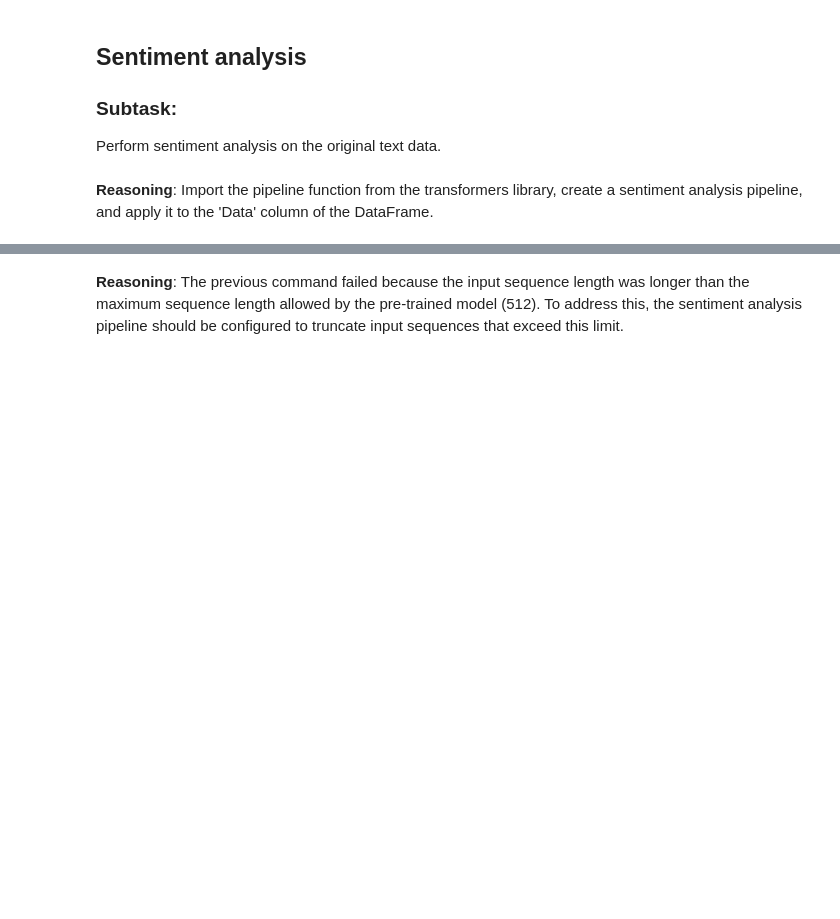
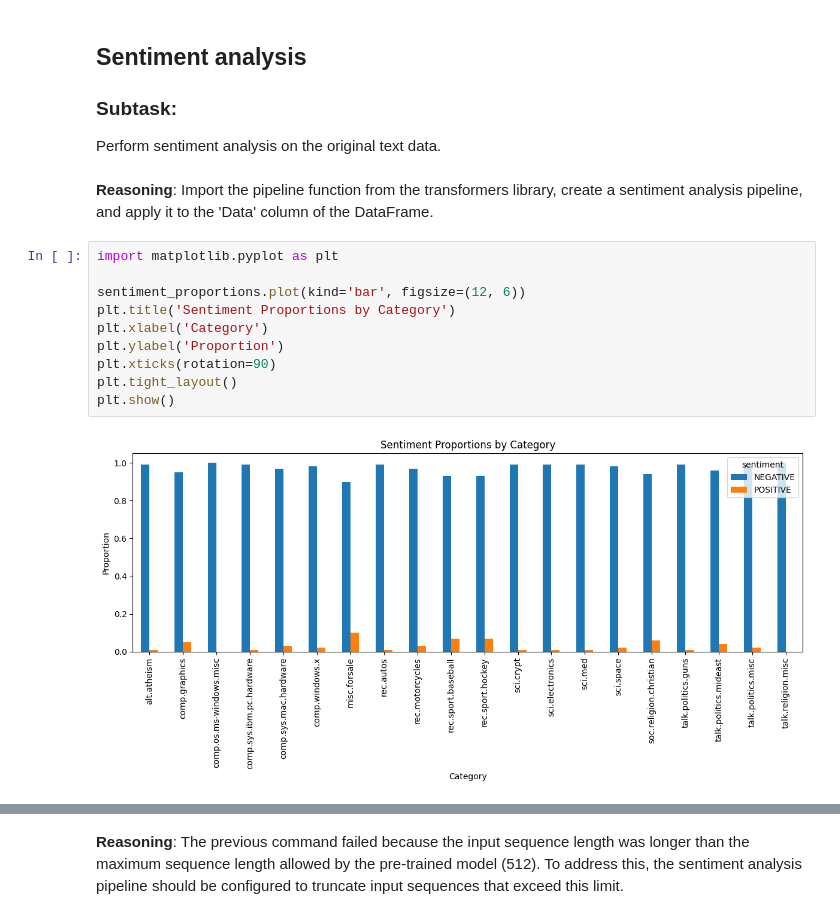
Before and after one commit to SURESHASWATHI/Excelr_assignment, a Jupyter notebook: Nlp_and_naive_bayes.ipynb, the cells around one changed output, grey strips where cells are left out. Saved outputs shown, nothing was run; the diff lists cells and outputs as text; blank space fills up the shorter version.

```diff
--- a/Nlp_and_naive_bayes.ipynb
+++ b/Nlp_and_naive_bayes.ipynb
@@ -243,3 +243,15 @@ Perform sentiment analysis on the original text data.
 # %% [markdown]
 **Reasoning**:
 Import the pipeline function from the transformers library, create a sentiment analysis pipeline, and apply it to the 'Data' column of the DataFrame.
+# %%
+import matplotlib.pyplot as plt
+
+sentiment_proportions.plot(kind='bar', figsize=(12, 6))
+plt.title('Sentiment Proportions by Category')
+plt.xlabel('Category')
+plt.ylabel('Proportion')
+plt.xticks(rotation=90)
+plt.tight_layout()
+plt.show()
+# %% [output]
+[figure, added]
```
Also changed, not shown: parts of 10 cells of this notebook.
